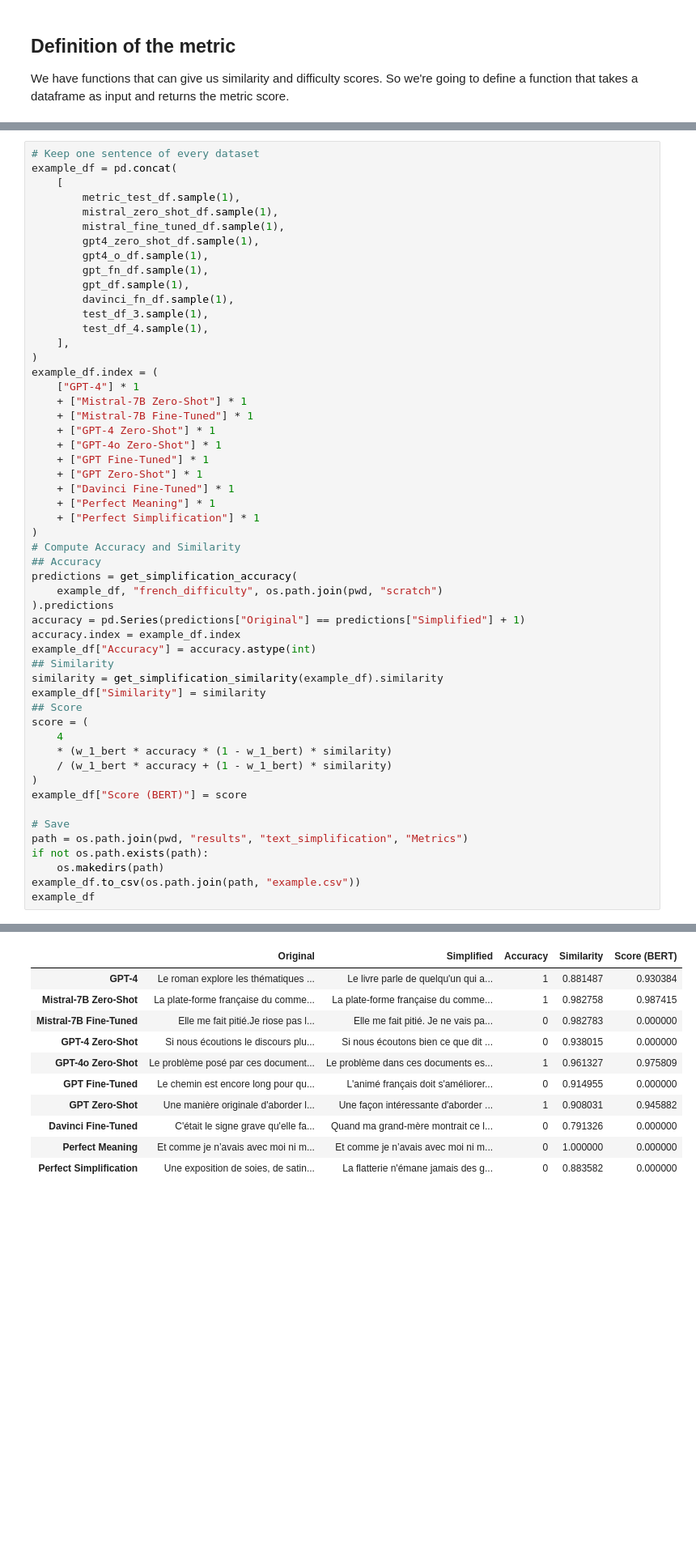
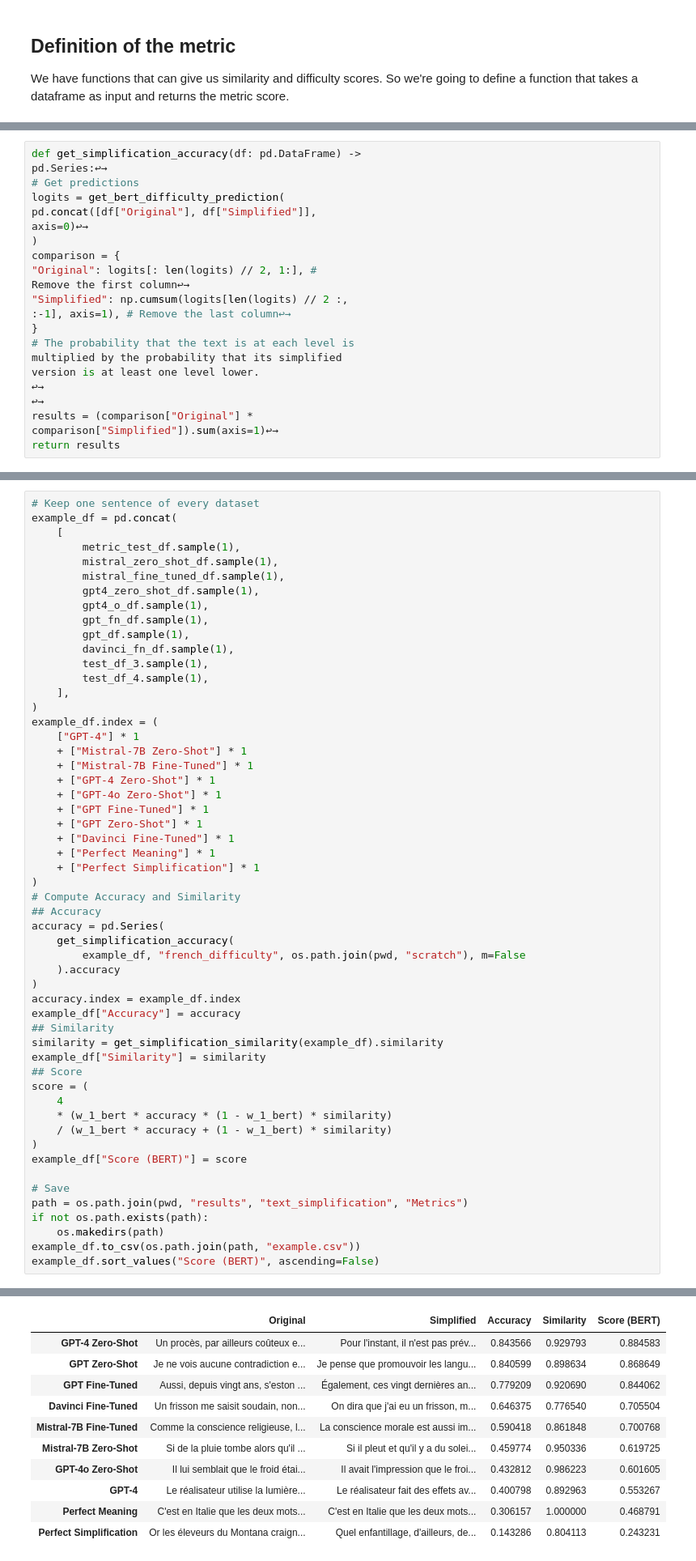
Before and after one commit to hjamet/LLM-Difficulty-Based-Recommendation, a Jupyter notebook: text_simplification/d_Metrics.ipynb, the cells around one changed output, grey strips where cells are left out. Shown: that part at 81% size. Saved outputs shown, nothing was run; the diff lists cells and outputs as text; blank space fills up the shorter version.

```diff
--- a/text_simplification/d_Metrics.ipynb
+++ b/text_simplification/d_Metrics.ipynb
@@ -451,6 +444,28 @@ def simplification_metric(
         "SimplificationMetric",
         [("accuracy", float), ("similarity", float), ("score", float)],
     )(accuracy, similarity, score)
+# %%
+def get_simplification_accuracy(df: pd.DataFrame) ->
+pd.Series:↩→
+# Get predictions
+logits = get_bert_difficulty_prediction(
+pd.concat([df["Original"], df["Simplified"]],
+axis=0)↩→
+)
+comparison = {
+"Original": logits[: len(logits) // 2, 1:], #
+Remove the first column↩→
+"Simplified": np.cumsum(logits[len(logits) // 2 :,
+:-1], axis=1), # Remove the last column↩→
+}
+# The probability that the text is at each level is
+multiplied by the probability that its simplified
+version is at least one level lower.
+↩→
+↩→
+results = (comparison["Original"] *
+comparison["Simplified"]).sum(axis=1)↩→
+return results
 # %% [markdown]
 ### Evaluation of the metric
 
@@ -1304,12 +1323,13 @@ example_df.index = (
 )
 # Compute Accuracy and Similarity
 ## Accuracy
-predictions = get_simplification_accuracy(
-    example_df, "french_difficulty", os.path.join(pwd, "scratch")
-).predictions
-accuracy = pd.Series(predictions["Original"] == predictions["Simplified"] + 1)
+accuracy = pd.Series(
+    get_simplification_accuracy(
+        example_df, "french_difficulty", os.path.join(pwd, "scratch"), m=False
+    ).accuracy
+)
 accuracy.index = example_df.index
-example_df["Accuracy"] = accuracy.astype(int)
+example_df["Accuracy"] = accuracy
 ## Similarity
 similarity = get_simplification_similarity(example_df).similarity
 example_df["Similarity"] = similarity
@@ -1326,7 +1346,7 @@ path = os.path.join(pwd, "results", "text_simplification", "Metrics")
 if not os.path.exists(path):
     os.makedirs(path)
 example_df.to_csv(os.path.join(path, "example.csv"))
-example_df
+example_df.sort_values("Score (BERT)", ascending=False)
 # %% [output]
 INFO:sentence_transformers.SentenceTransformer:Load pretrained SentenceTransformer: camembert-base
 WARNING:sentence_transformers.SentenceTransformer:No sentence-transformers model found with name camembert-base. Creating a new one with MEAN pooling.
@@ -1337,11 +1354,11 @@ INFO:sentence_transformers.SentenceTransformer:Use pytorch device_name: cuda
 |  | Original | Simplified | Accuracy | Similarity | Score (BERT) |
-| GPT-4 | Le roman explore les thématiques ... | Le livre parle de quelqu'un qui a... | 1 | 0.881487 | 0.930384 |
-| Mistral-7B Zero-Shot | La plate-forme française du comme... | La plate-forme française du comme... | 1 | 0.982758 | 0.987415 |
-| Mistral-7B Fine-Tuned | Elle me fait pitié.Je riose pas l... | Elle me fait pitié. Je ne vais pa... | 0 | 0.982783 | 0.000000 |
-| GPT-4 Zero-Shot | Si nous écoutions le discours plu... | Si nous écoutons bien ce que dit ... | 0 | 0.938015 | 0.000000 |
-| GPT-4o Zero-Shot | Le problème posé par ces document... | Le problème dans ces documents es... | 1 | 0.961327 | 0.975809 |
-| GPT Fine-Tuned | Le chemin est encore long pour qu... | L'animé français doit s'améliorer... | 0 | 0.914955 | 0.000000 |
-| GPT Zero-Shot | Une manière originale d'aborder l... | Une façon intéressante d'aborder ... | 1 | 0.908031 | 0.945882 |
-| Davinci Fine-Tuned | C'était le signe grave qu'elle fa... | Quand ma grand-mère montrait ce l... | 0 | 0.791326 | 0.000000 |
-| Perfect Meaning | Et comme je n’avais avec moi ni m... | Et comme je n’avais avec moi ni m... | 0 | 1.000000 | 0.000000 |
-| Perfect Simplification | Une exposition de soies, de satin... | La flatterie n'émane jamais des g... | 0 | 0.883582 | 0.000000 |
+| GPT-4 Zero-Shot | Un procès, par ailleurs coûteux e... | Pour l'instant, il n'est pas prév... | 0.843566 | 0.929793 | 0.884583 |
+| GPT Zero-Shot | Je ne vois aucune contradiction e... | Je pense que promouvoir les langu... | 0.840599 | 0.898634 | 0.868649 |
+| GPT Fine-Tuned | Aussi, depuis vingt ans, s'eston ... | Également, ces vingt dernières an... | 0.779209 | 0.920690 | 0.844062 |
+| Davinci Fine-Tuned | Un frisson me saisit soudain, non... | On dira que j'ai eu un frisson, m... | 0.646375 | 0.776540 | 0.705504 |
+| Mistral-7B Fine-Tuned | Comme la conscience religieuse, l... | La conscience morale est aussi im... | 0.590418 | 0.861848 | 0.700768 |
+| Mistral-7B Zero-Shot | Si de la pluie tombe alors qu'il ... | Si il pleut et qu'il y a du solei... | 0.459774 | 0.950336 | 0.619725 |
+| GPT-4o Zero-Shot | Il lui semblait que le froid étai... | Il avait l'impression que le froi... | 0.432812 | 0.986223 | 0.601605 |
+| GPT-4 | Le réalisateur utilise la lumière... | Le réalisateur fait des effets av... | 0.400798 | 0.892963 | 0.553267 |
+| Perfect Meaning | C'est en Italie que les deux mots... | C'est en Italie que les deux mots... | 0.306157 | 1.000000 | 0.468791 |
+| Perfect Simplification | Or les éleveurs du Montana craign... | Quel enfantillage, d'ailleurs, de... | 0.143286 | 0.804113 | 0.243231 |
```
Also changed, not shown: parts of 11 cells of this notebook, 1 other file.
